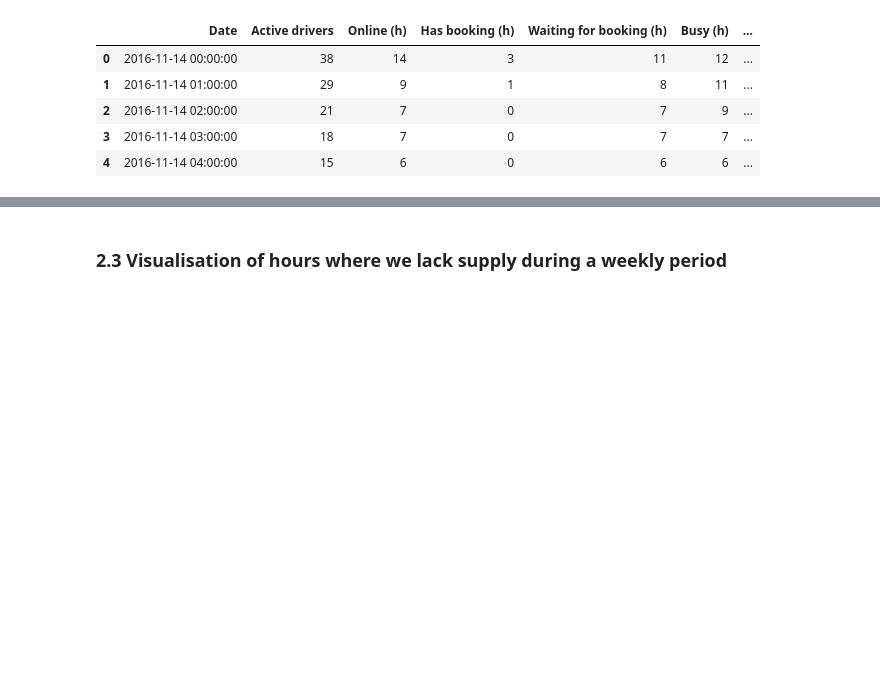
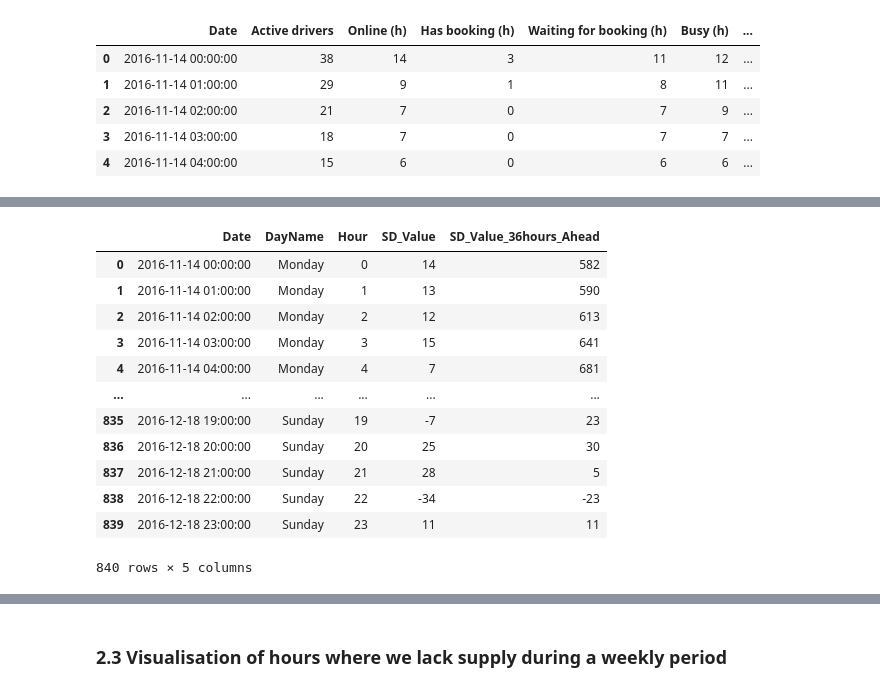
Before and after one commit to enliktjioe/PythonProjects, a Jupyter notebook: Bolt_DA_Test/Supply_and_Demand.ipynb, the cells around one changed output, grey strips where cells are left out. Cells and saved outputs as stored; diff of their text form; code cells hidden in the pictures; blank space fills up the shorter version.

```diff
--- a/Bolt_DA_Test/Supply_and_Demand.ipynb
+++ b/Bolt_DA_Test/Supply_and_Demand.ipynb
@@ -107,0 +144,33 @@ df_supply_demand.head()
+# %%
+cols_to_used = ['Date','DayName','Hour','SD_Value']
+
+
+q1 = df_supply_demand[cols_to_used]
+total_rows = len(q1.index)
+
+# initial value for new column 'SD_Value_36hours_Ahead'
+q1['SD_Value_36hours_Ahead'] = 0
+for i in range(total_rows):
+    for j in range(i, i+36): # loop until the next 36 hours
+#         print(j)
+        # the last row in this dataframe is 839, so only calculate the available rows
+        if j<total_rows:
+            q1['SD_Value_36hours_Ahead'][i] += q1['SD_Value'][j]
+        else:
+            q1['SD_Value_36hours_Ahead'][i] = q1['SD_Value_36hours_Ahead'][i]
+
+q1
+# %% [output]
+|  | Date | DayName | Hour | SD_Value | SD_Value_36hours_Ahead |
+| 0 | 2016-11-14 00:00:00 | Monday | 0 | 14 | 582 |
+| 1 | 2016-11-14 01:00:00 | Monday | 1 | 13 | 590 |
+| 2 | 2016-11-14 02:00:00 | Monday | 2 | 12 | 613 |
+| 3 | 2016-11-14 03:00:00 | Monday | 3 | 15 | 641 |
+| 4 | 2016-11-14 04:00:00 | Monday | 4 | 7 | 681 |
+| ... | ... | ... | ... | ... | ... |
+| 835 | 2016-12-18 19:00:00 | Sunday | 19 | -7 | 23 |
+| 836 | 2016-12-18 20:00:00 | Sunday | 20 | 25 | 30 |
+| 837 | 2016-12-18 21:00:00 | Sunday | 21 | 28 | 5 |
+| 838 | 2016-12-18 22:00:00 | Sunday | 22 | -34 | -23 |
+| 839 | 2016-12-18 23:00:00 | Sunday | 23 | 11 | 11 |
+840 rows × 5 columns
```
Also changed, not shown: parts of 21 cells of this notebook.
